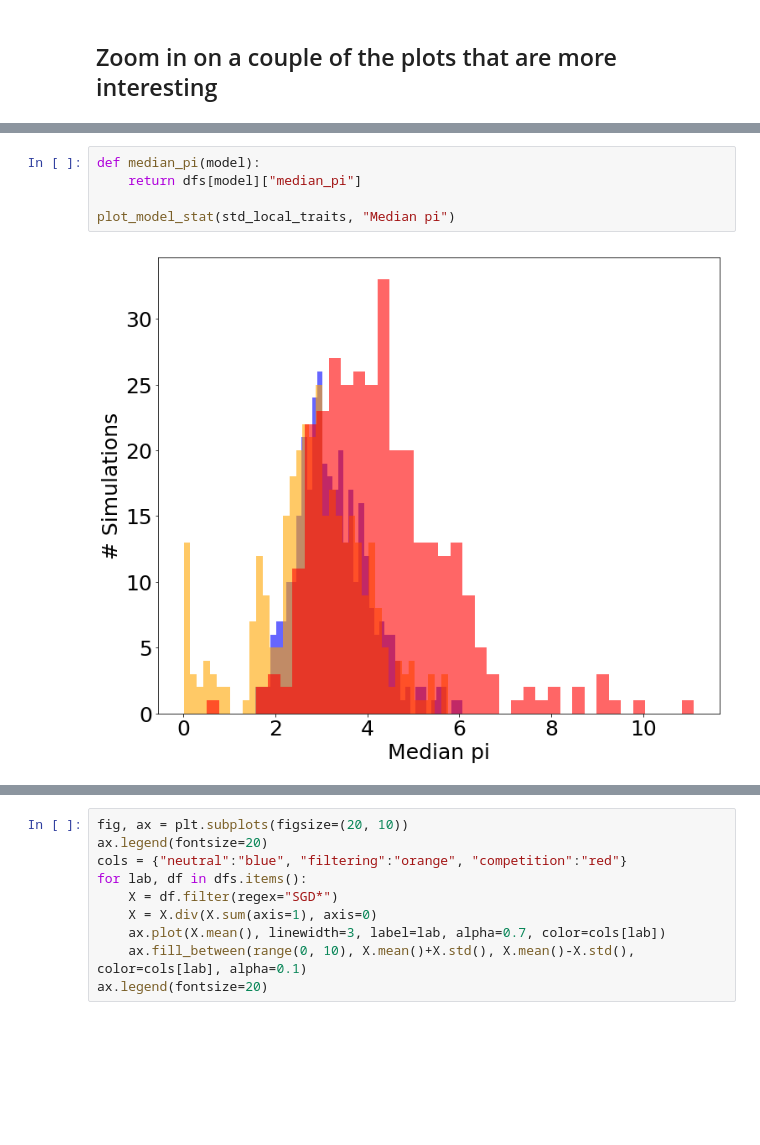
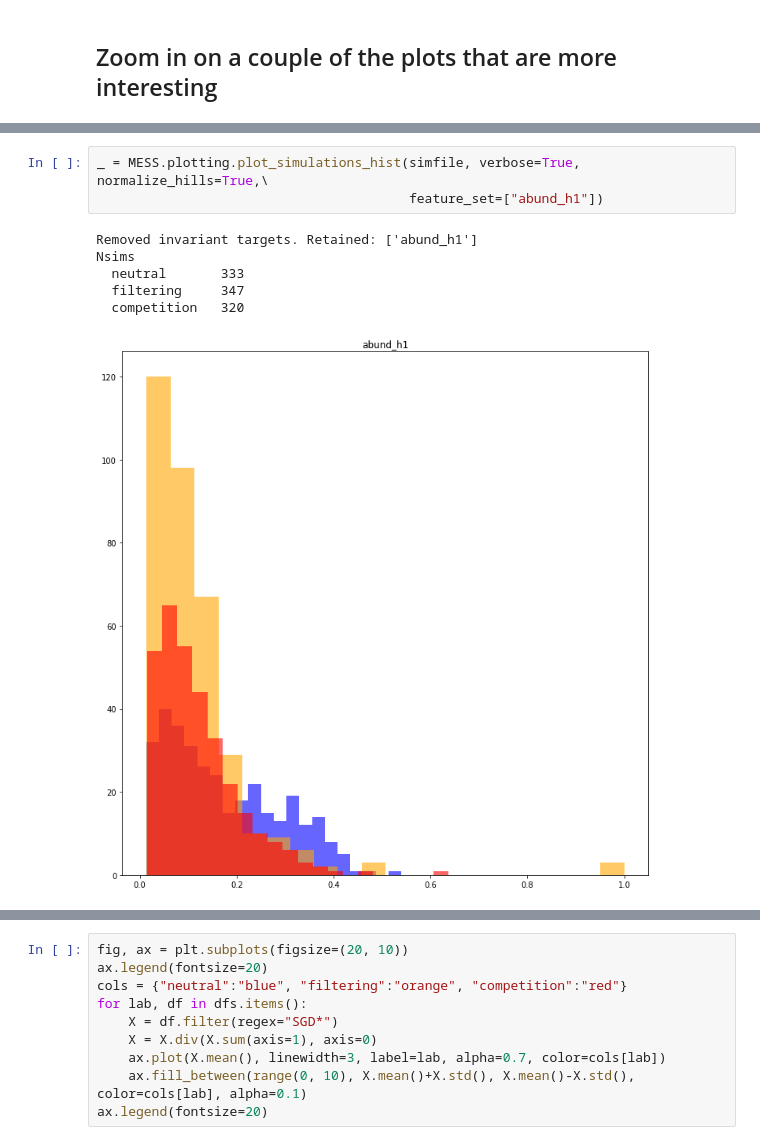
Before and after one commit to messDiv/MESS, a Jupyter notebook: jupyter-notebooks/plotting/Plot-Simulations-Hist.ipynb, the cells around one changed output, grey strips where cells are left out. Drawn from its saved outputs; the diff is of its cells as text; blank space fills up the shorter version.

Commit message:
OMG, finally fixed the plot_simulations_hist function and notebook. It's 100x better now.

```diff
--- a/jupyter-notebooks/plotting/Plot-Simulations-Hist.ipynb
+++ b/jupyter-notebooks/plotting/Plot-Simulations-Hist.ipynb
@@ -79,7 +35,10 @@ plot_model_stat(std_local_traits, "Variance in Local Traits")
-# %%
-def median_pi(model):
-    return dfs[model]["median_pi"]
-
-plot_model_stat(std_local_traits, "Median pi")
-# %% [output]
-[figure, removed]
+# %%
+_ = MESS.plotting.plot_simulations_hist(simfile, verbose=True, normalize_hills=True,\
+                                        feature_set=["abund_h1"])
+# %% [output]
+Removed invariant targets. Retained: ['abund_h1']
+Nsims
+  neutral       333
+  filtering     347
+  competition   320
+[figure, added]
```
Also changed, not shown: parts of 17 cells of this notebook.
